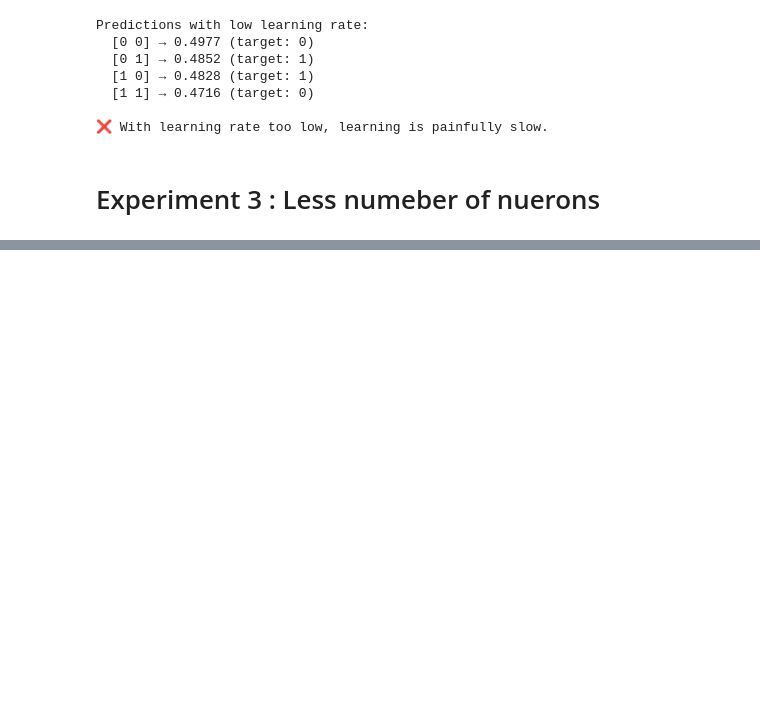
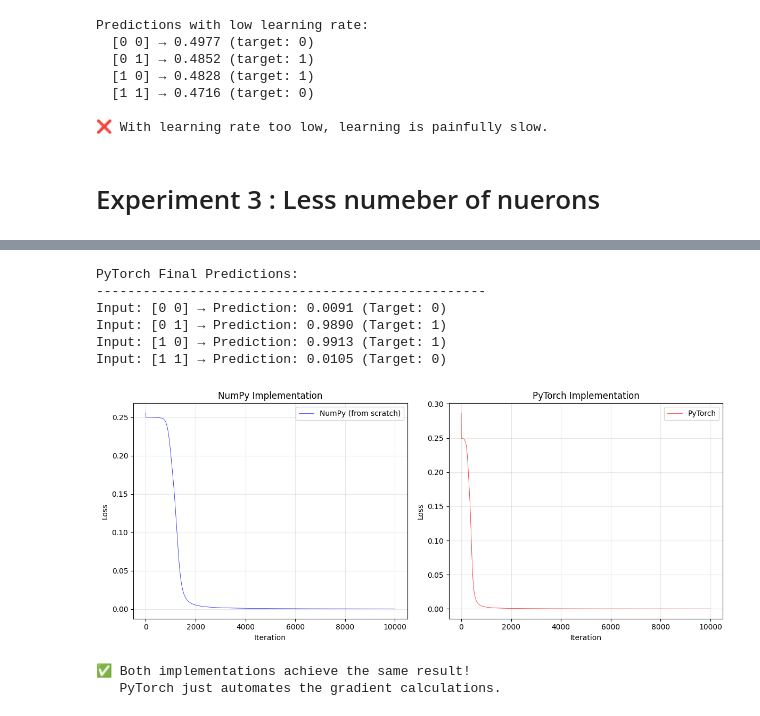
Before and after one commit to Eleutherian13/DL-From-Scratch, a Jupyter notebook: NNfromScratch.ipynb, the cells around one changed output, grey strips where cells are left out. Drawn from its saved outputs; the diff is of its cells as text; code cells hidden in the pictures; blank space fills up the shorter version.

Commit message:
same thing implemented in python

```diff
--- a/NNfromScratch.ipynb
+++ b/NNfromScratch.ipynb
@@ -553,0 +636,45 @@ Predictions with only 2 hidden neurons:
+# %%
+# Compare results
+print("\nPyTorch Final Predictions:")
+print("-" * 50)
+with torch.no_grad():
+    final_preds = model(X_tensor)
+    for i in range(len(X)):
+        pred = final_preds[i].item()
+        print(f"Input: {X[i]} → Prediction: {pred:.4f} (Target: {y[i][0]})")
+# %% [output]
+PyTorch Final Predictions:
+--------------------------------------------------
+Input: [0 0] → Prediction: 0.0091 (Target: 0)
+Input: [0 1] → Prediction: 0.9890 (Target: 1)
+Input: [1 0] → Prediction: 0.9913 (Target: 1)
+Input: [1 1] → Prediction: 0.0105 (Target: 0)
+# %%
+# Compare loss curves
+plt.figure(figsize=(12, 5))
+
+plt.subplot(1, 2, 1)
+plt.plot(loss_history, 'b-', linewidth=0.5, label='NumPy (from scratch)')
+plt.xlabel('Iteration')
+plt.ylabel('Loss')
+plt.title('NumPy Implementation')
+plt.grid(True, alpha=0.3)
+plt.legend()
+
+plt.subplot(1, 2, 2)
+plt.plot(pytorch_loss_history, 'r-', linewidth=0.5, label='PyTorch')
+plt.xlabel('Iteration')
+plt.ylabel('Loss')
+plt.title('PyTorch Implementation')
+plt.grid(True, alpha=0.3)
+plt.legend()
+
+plt.tight_layout()
+plt.show()
+
+print("\n✅ Both implementations achieve the same result!")
+print("   PyTorch just automates the gradient calculations.")
+# %% [output]
+[figure, added]
+✅ Both implementations achieve the same result!
+   PyTorch just automates the gradient calculations.
```
Also changed, not shown: parts of 12 cells of this notebook.
